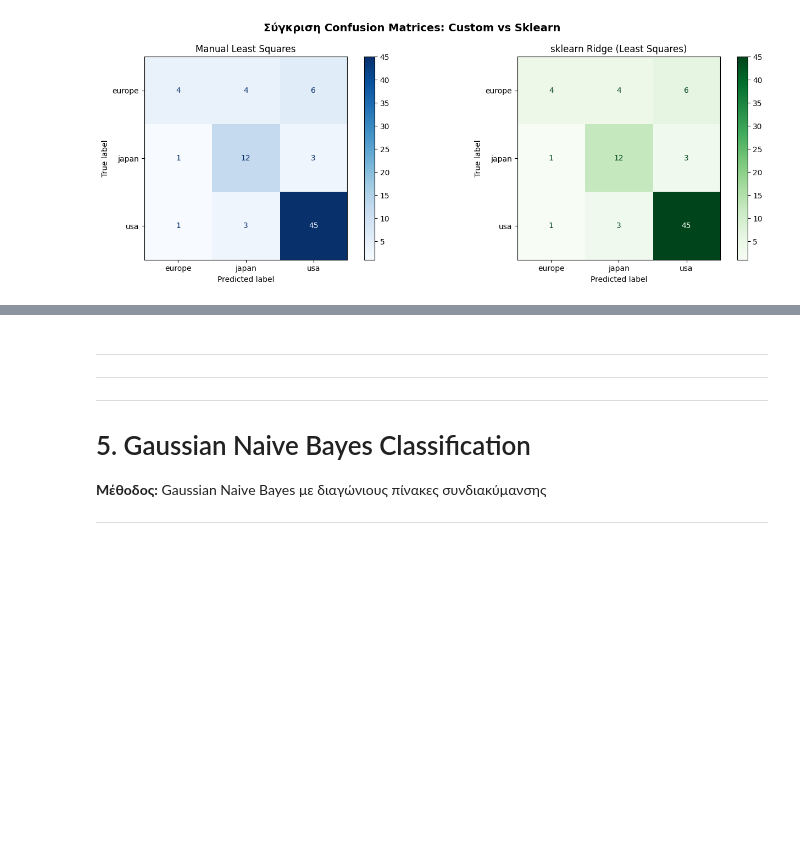
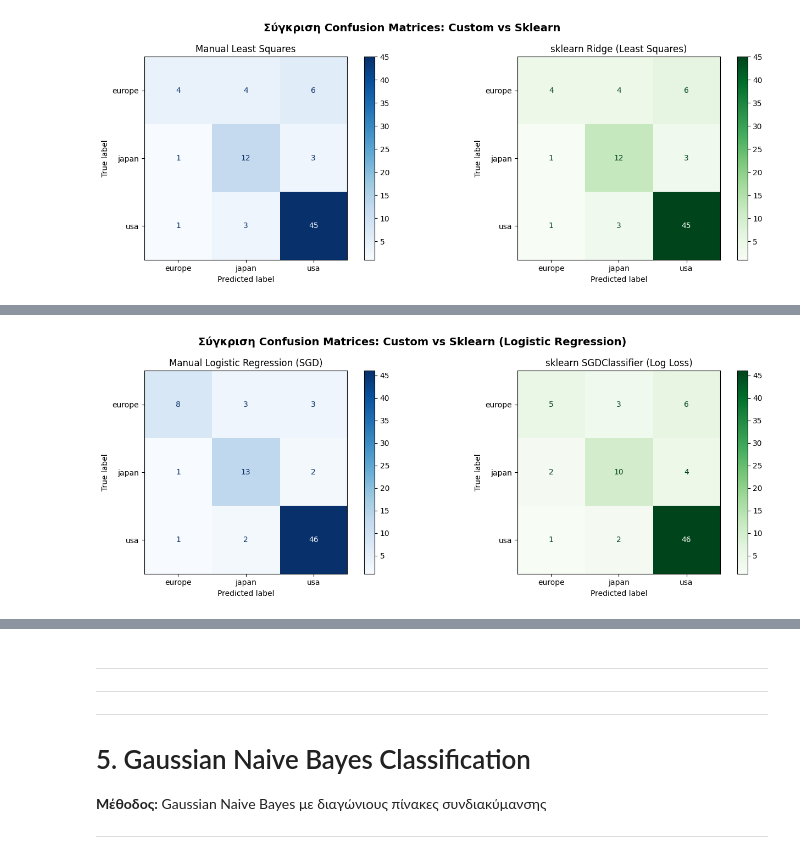
Before and after one commit to dgodolias/auto-mpg-classification-analysis, a Jupyter notebook: notebooks/Complete_Analysis.ipynb, the cells around one changed output, grey strips where cells are left out. Saved outputs shown, nothing was run; the diff lists cells and outputs as text; code cells hidden in the pictures; blank space fills up the shorter version.

```diff
--- a/notebooks/Complete_Analysis.ipynb
+++ b/notebooks/Complete_Analysis.ipynb
@@ -449,0 +584,19 @@ plt.show()
+# %%
+print("\n=== Verification with sklearn (SGDClassifier) ===")
+
+# loss='log_loss' αντιστοιχεί σε Logistic Regression
+sklearn_sgd = SGDClassifier(loss='log_loss', learning_rate='constant', eta0=0.01,
+                            max_iter=200, random_state=42)
+sklearn_sgd.fit(X_train_scaled, y_train)
+
+sk_train_acc_lr = sklearn_sgd.score(X_train_scaled, y_train)
+sk_test_acc_lr = sklearn_sgd.score(X_test_scaled, y_test)
+
+print("\n" + "="*60)
+print(f"{'ΣΥΓΚΡΙΣΗ ΑΠΟΤΕΛΕΣΜΑΤΩΝ (Logistic Regression)':^60}")
+print("="*60)
+print(f"\n{'Metric':<20} {'Manual':>12} {'sklearn':>12} {'Διαφορά':>12}")
+print("-" * 60)
+print(f"{'Train Accuracy':<20} {train_acc_lr:>12.4f} {sk_train_acc_lr:>12.4f} {abs(train_acc_lr - sk_train_acc_lr):>12.6f}")
+print(f"{'Test Accuracy':<20} {test_acc_lr:>12.4f} {sk_test_acc_lr:>12.4f} {abs(test_acc_lr - sk_test_acc_lr):>12.6f}")
+print("-" * 60)
@@ -449,0 +619,21 @@ plt.show()
+# %%
+y_pred_manual_lr = log_reg.predict(X_test_scaled)
+y_pred_sklearn_lr = sklearn_sgd.predict(X_test_scaled)
+
+fig, axes = plt.subplots(1, 2, figsize=(14, 5))
+
+cm_manual_lr = confusion_matrix(y_test, y_pred_manual_lr)
+disp1 = ConfusionMatrixDisplay(confusion_matrix=cm_manual_lr, display_labels=label_encoder.classes_)
+disp1.plot(ax=axes[0], cmap='Blues', values_format='d')
+axes[0].set_title('Manual Logistic Regression (SGD)')
+
+cm_sklearn_lr = confusion_matrix(y_test, y_pred_sklearn_lr)
+disp2 = ConfusionMatrixDisplay(confusion_matrix=cm_sklearn_lr, display_labels=label_encoder.classes_)
+disp2.plot(ax=axes[1], cmap='Greens', values_format='d')
+axes[1].set_title('sklearn SGDClassifier (Log Loss)')
+
+plt.suptitle('Σύγκριση Confusion Matrices: Custom vs Sklearn (Logistic Regression)', fontsize=14, fontweight='bold')
+plt.tight_layout()
+plt.show()
+# %% [output]
+[figure, added]
```
Also changed, not shown: parts of 17 cells of this notebook.
